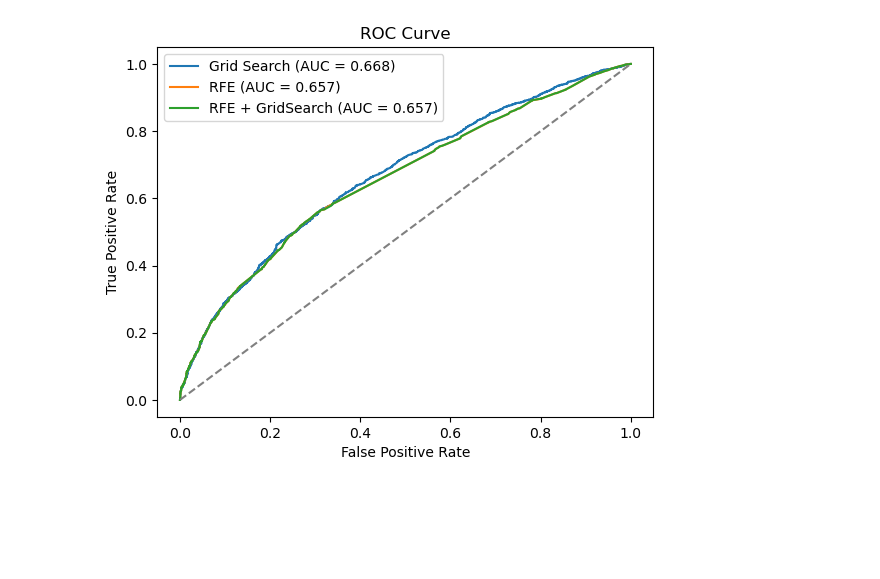
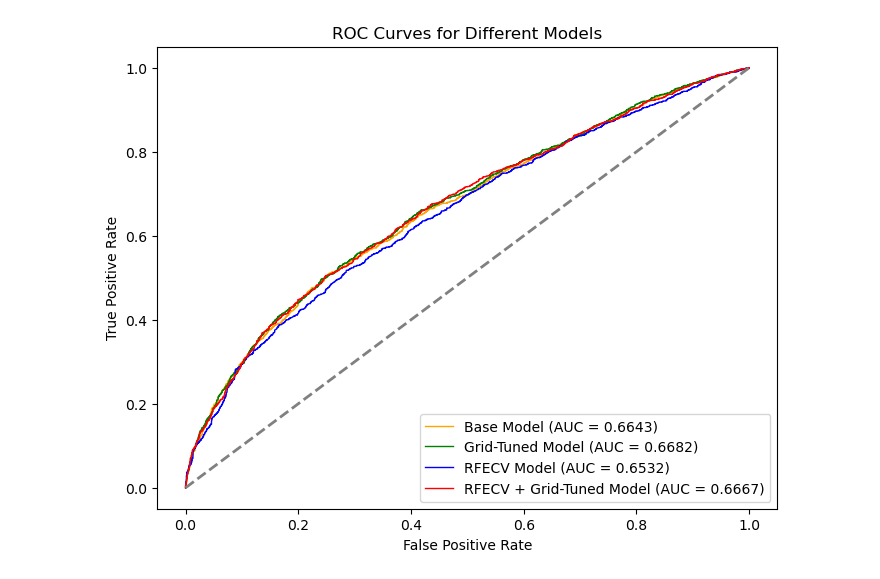
Before and after one commit to johnmarquess/IFN509, a Jupyter notebook: Assignment 2/regression.ipynb, the cells around one changed output. Cells and saved outputs as stored; diff of their text form; code cells hidden in the pictures; blank space fills up the shorter version.

```diff
--- a/Assignment 2/regression.ipynb
+++ b/Assignment 2/regression.ipynb
@@ -79,8 +65,7 @@ params = {
 }
 # %%
 # Instantiating the gridsearch
-grid_search = GridSearchCV(param_grid=params, estimator=log_reg, return_train_score=True,
-                           cv=10, n_jobs=-1, verbose=1)
-grid_search.fit(X_train, y_train)
+grid_model = GridSearchCV(param_grid=params, estimator=base_model, return_train_score=True, cv=10, n_jobs=-1, verbose=1)
+grid_model.fit(X_train, y_train)
 # %% [output]
 Fitting 10 folds for each of 10 candidates, totalling 100 fits
@@ -141,6 +141,6 @@ grid_search.best_params_
 # %%
 from sklearn.feature_selection import RFECV
 # %%
-rfe = RFECV(estimator=log_reg, min_features_to_select=5, cv=10,  n_jobs=-1, verbose=1)
-rfe.fit(X_train, y_train)
+rfecv = RFECV(estimator=grid_search, cv=10, n_jobs=-1, verbose=1, scoring='accuracy')
+rfecv.fit(X_train, y_train)
 # %% [output]
@@ -159,3 +172,3 @@ Optimal number of features : 6
 # %%
-X_train_sel = rfe.transform(X_train)
-X_test_sel = rfe.transform(X_test)
+X_train_rfecv = rfecv.transform(X_train)
+X_test_rfecv = rfecv.transform(X_test)
@@ -166,3 +175,3 @@ params
 # %%
-rfe_grid_search = GridSearchCV(param_grid=params, estimator=rfe.estimator_, return_train_score=True,
-                               cv=10, n_jobs=-1, verbose=1)
+grid_model_rfecv = GridSearchCV(estimator=grid_search, param_grid=params,  cv=5, scoring='accuracy')
+grid_model_rfecv.fit(X_train_rfecv, y_train)
@@ -227,27 +235,46 @@ medical_specialty_Internal Medicine -> -0.272
 # %%
-from sklearn.metrics import roc_curve, roc_auc_score
+# Now, compute the ROC curves for all four models
+from sklearn.metrics import roc_curve, auc
+import matplotlib.pyplot as plt
 
-y_pred_proba_gs = grid_search.best_estimator_.predict_proba(X_test)
-y_pred_proba_rfe = rfe.estimator_.predict_proba(X_test_sel)
-y_pred_proba_rfe_grid = rfe_grid_search.best_estimator_.predict_proba(X_test_sel)
+# Base model
+y_score_base = base_model.decision_function(X_test)
+fpr_base, tpr_base, _ = roc_curve(y_test, y_score_base)
+roc_auc_base = auc(fpr_base, tpr_base)
 
-roc_index_gs = roc_auc_score(y_test, y_pred_proba_gs[:, 1])
-roc_index_rfe = roc_auc_score(y_test, y_pred_proba_rfe[:, 1])
-roc_index_rfe_grid = roc_auc_score(y_test, y_pred_proba_rfe_grid[:, 1])
+# Grid-tuned model
+y_score_grid = grid_model.decision_function(X_test)
+fpr_grid, tpr_grid, _ = roc_curve(y_test, y_score_grid)
+roc_auc_grid = auc(fpr_grid, tpr_grid)
 
-fpr_gs, tpr_gs, _ = roc_curve(y_test, y_pred_proba_gs[:, 1])
-fpr_rfe, tpr_rfe, _ = roc_curve(y_test, y_pred_proba_rfe[:, 1])
-fpr_rfe_grid, tpr_rfe_grid, _ = roc_curve(y_test, y_pred_proba_rfe_grid[:, 1])
+# RFECV model
+y_score_rfecv = rfecv.estimator_.decision_function(X_test_rfecv)
+fpr_rfecv, tpr_rfecv, _ = roc_curve(y_test, y_score_rfecv)
+roc_auc_rfecv = auc(fpr_rfecv, tpr_rfecv)
 
-plt.plot(fpr_gs, tpr_gs, label=f"Grid Search (AUC = {roc_index_gs:.3f})")
-plt.plot(fpr_rfe, tpr_rfe, label=f"RFE (AUC = {roc_index_rfe:.3f})")
-plt.plot(fpr_rfe_grid, tpr_rfe_grid, label=f"RFE + GridSearch (AUC = {roc_index_rfe_grid:.3f})")
+# RFECV + Grid-tuned model
+y_score_grid_rfecv = grid_model_rfecv.decision_function(X_test_rfecv)
+fpr_grid_rfecv, tpr_grid_rfecv, _ = roc_curve(y_test, y_score_grid_rfecv)
+roc_auc_grid_rfecv = auc(fpr_grid_rfecv, tpr_grid_rfecv)
 
-plt.plot([0, 1], [0, 1], linestyle='--', color='gray')
+# Plotting the ROC curves for all models
+plt.figure(figsize=(8, 6))
+
+plt.plot(fpr_base, tpr_base, color='orange', lw=1, label=f'Base Model (AUC = {roc_auc_base:.4f})')
+plt.plot(fpr_grid, tpr_grid, color='green', lw=1, label=f'Grid-Tuned Model (AUC = {roc_auc_grid:.4f})')
+plt.plot(fpr_rfecv, tpr_rfecv, color='blue', lw=1, label=f'RFECV Model (AUC = {roc_auc_rfecv:.4f})')
+plt.plot(fpr_grid_rfecv, tpr_grid_rfecv, color='red', lw=1, label=f'RFECV + Grid-Tuned Model (AUC = {roc_auc_grid_rfecv:.4f})')
+
+# Plot diagonal line for reference (random guessing)
+plt.plot([0, 1], [0, 1], color='gray', linestyle='--', lw=2)
+
+# Add labels and title
 plt.xlabel('False Positive Rate')
 plt.ylabel('True Positive Rate')
-plt.title('ROC Curve')
-plt.legend()
+plt.title('ROC Curves for Different Models')
+plt.legend(loc="lower right")
+
+# Show plot
 plt.show()
 # %% [output]
-[figure, old version]
+[figure, new version]
```
Also changed, not shown: parts of 45 cells of this notebook, 4 other files.
